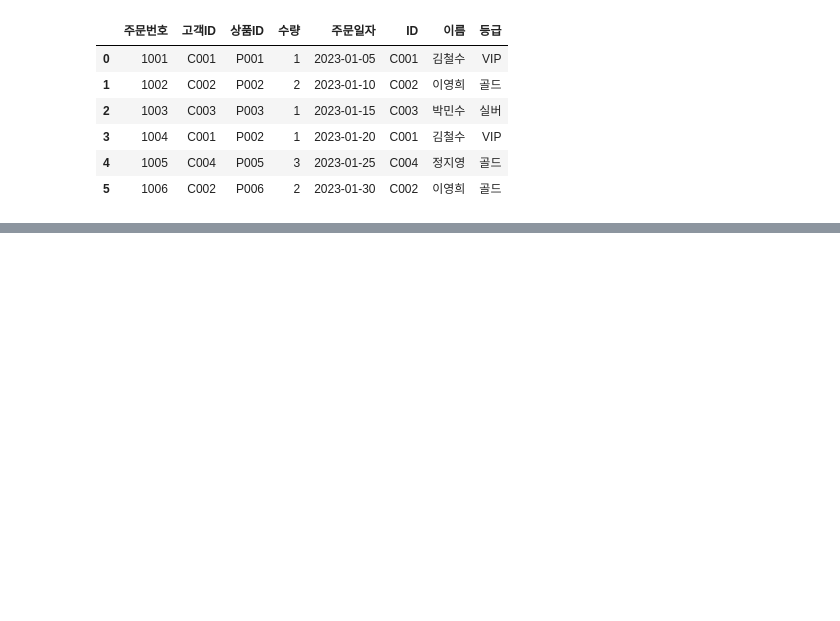
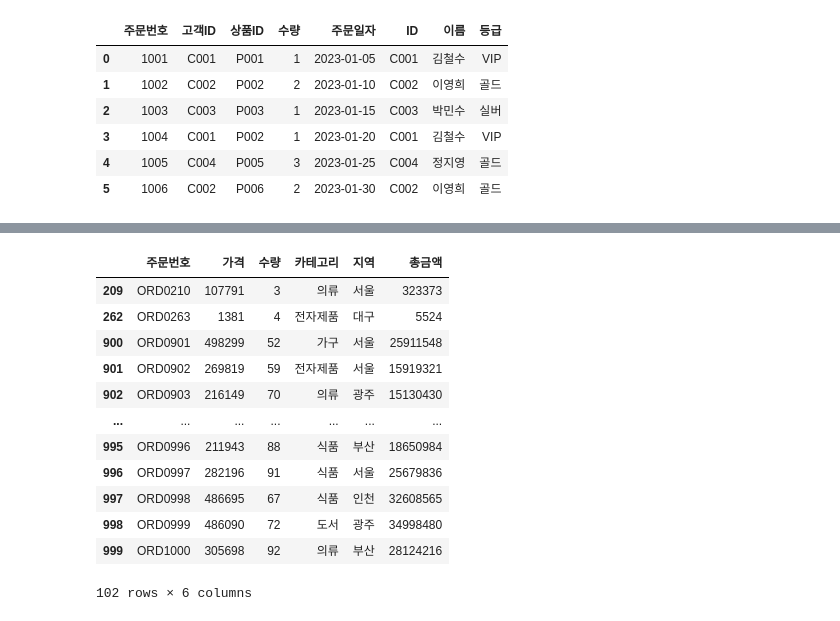
Before and after one commit to semistone97/TIL, a Jupyter notebook: data analysis/02_pandas2.ipynb, the cells around one changed output, grey strips where cells are left out. Cells and saved outputs as stored; diff of their text form; code cells hidden in the pictures; blank space fills up the shorter version.

```diff
--- a/data analysis/02_pandas2.ipynb
+++ b/data analysis/02_pandas2.ipynb
@@ -692,0 +932,25 @@ satisfaction = pd.DataFrame({
+# %%
+from scipy import stats
+
+# 이상치 탐지
+# 1. Z-score(표준점수)
+price_series = df['가격']
+price_series.std()  # 전체에 대한 표준편차
+
+# 각 데이터에 대한 표준편차 구하기
+# Z-score 직접계산
+(price_series - price_series.mean()) / price_series.std()
+# 각 항목의 Z-score.(시리즈)
+
+def detect_oulier_zscore(data_series, threshold=3.0):
+    from scipy import stats
+
+    # scipy 사용
+    z_scores = stats.zscore(data_series)
+    over_z = np.abs(data_series) > threshold
+    return np.abs(z_scores) > threshold
+
+# 이상치 데이터만 보기
+# df[over_z].count()  # 40개.
+
+detect_oulier_zscore(df['가격'])
@@ -692,0 +975,28 @@ satisfaction = pd.DataFrame({
+# %%
+# 2. IQR(InterQuartile Range - 4분위) 방법
+def detect_oulier_iqr(data_series):
+    q1 = price_series.quantile(0.25)    # 상위 75%
+    price_series.describe()
+    q3 = price_series.quantile(0.75)    # 상위 25%
+    iqr = q3 - q1
+    lower_bound = q1 - (1.5 * iqr)
+    upper_bound = q3 + (1.5 * iqr)
+
+    return (price_series < lower_bound) | (price_series > upper_bound)
+
+
+df[detect_oulier_iqr(df['가격'])]
+# %% [output]
+|  | 주문번호 | 가격 | 수량 | 카테고리 | 지역 | 총금액 |
+| 209 | ORD0210 | 107791 | 3 | 의류 | 서울 | 323373 |
+| 262 | ORD0263 | 1381 | 4 | 전자제품 | 대구 | 5524 |
+| 900 | ORD0901 | 498299 | 52 | 가구 | 서울 | 25911548 |
+| 901 | ORD0902 | 269819 | 59 | 전자제품 | 서울 | 15919321 |
+| 902 | ORD0903 | 216149 | 70 | 의류 | 광주 | 15130430 |
+| ... | ... | ... | ... | ... | ... | ... |
+| 995 | ORD0996 | 211943 | 88 | 식품 | 부산 | 18650984 |
+| 996 | ORD0997 | 282196 | 91 | 식품 | 서울 | 25679836 |
+| 997 | ORD0998 | 486695 | 67 | 식품 | 인천 | 32608565 |
+| 998 | ORD0999 | 486090 | 72 | 도서 | 광주 | 34998480 |
+| 999 | ORD1000 | 305698 | 92 | 의류 | 부산 | 28124216 |
+102 rows × 6 columns
```
Also changed, not shown: parts of 28 cells of this notebook, 3 other files.
